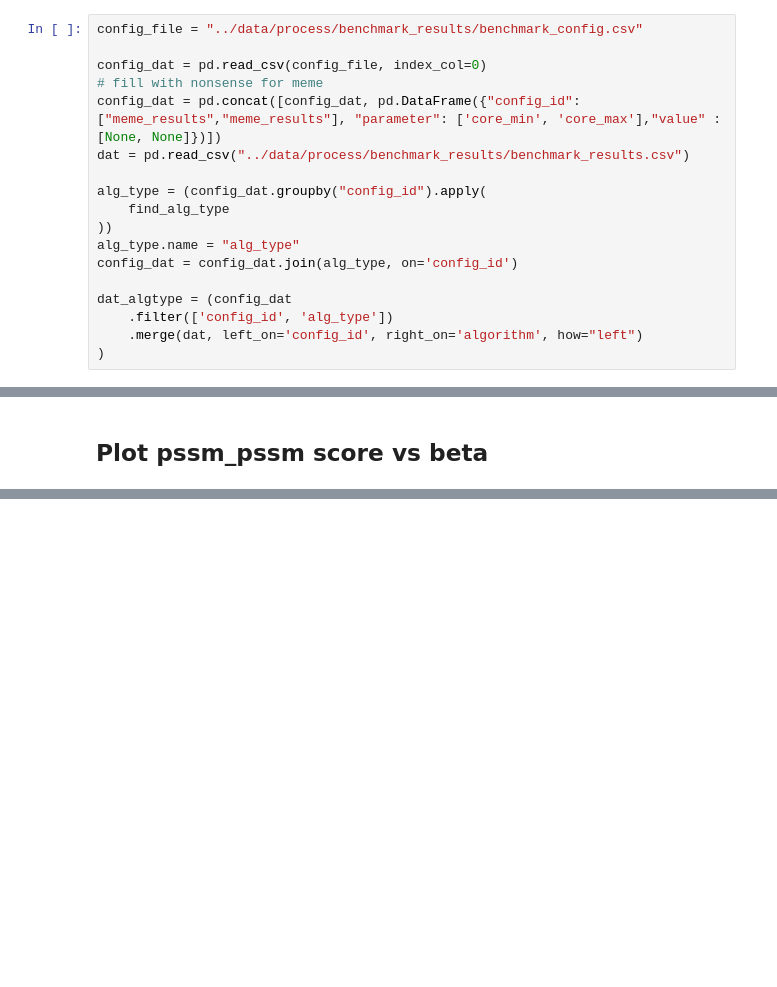
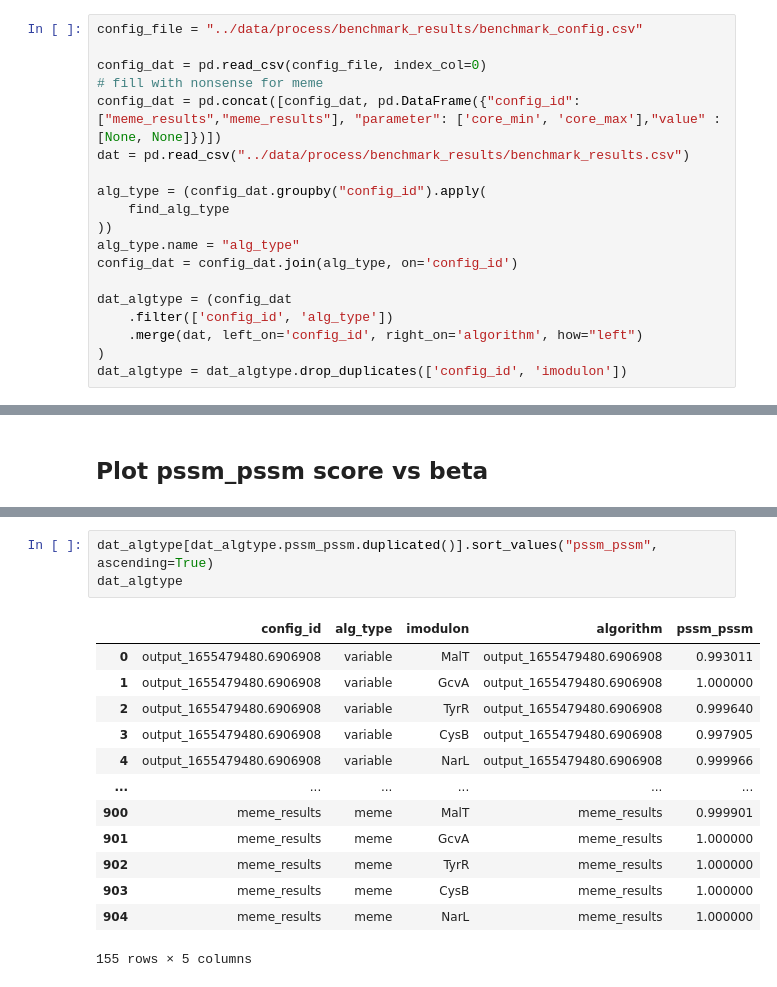
Before and after one commit to carrascomj/macarom, a Jupyter notebook: scripts/benchmark_plotting.ipynb, the cells around one changed output, grey strips where cells are left out. Drawn from its saved outputs; the diff is of its cells as text; blank space fills up the shorter version.

```diff
--- a/scripts/benchmark_plotting.ipynb
+++ b/scripts/benchmark_plotting.ipynb
@@ -30,6 +30,7 @@ dat_algtype = (config_dat
     .filter(['config_id', 'alg_type'])
     .merge(dat, left_on='config_id', right_on='algorithm', how="left")
 )
+dat_algtype = dat_algtype.drop_duplicates(['config_id', 'imodulon'])
 # %%
 p = (ggplot(dat_algtype, aes(x='alg_type', y="pssm_pssm"))+
     geom_boxplot( outlier_size=-1)+
@@ -79,0 +102,17 @@ dtype: object
+# %%
+dat_algtype[dat_algtype.pssm_pssm.duplicated()].sort_values("pssm_pssm", ascending=True)
+dat_algtype
+# %% [output]
+|  | config_id | alg_type | imodulon | algorithm | pssm_pssm |
+| 0 | output_1655479480.6906908 | variable | MalT | output_1655479480.6906908 | 0.993011 |
+| 1 | output_1655479480.6906908 | variable | GcvA | output_1655479480.6906908 | 1.000000 |
+| 2 | output_1655479480.6906908 | variable | TyrR | output_1655479480.6906908 | 0.999640 |
+| 3 | output_1655479480.6906908 | variable | CysB | output_1655479480.6906908 | 0.997905 |
+| 4 | output_1655479480.6906908 | variable | NarL | output_1655479480.6906908 | 0.999966 |
+| ... | ... | ... | ... | ... | ... |
+| 900 | meme_results | meme | MalT | meme_results | 0.999901 |
+| 901 | meme_results | meme | GcvA | meme_results | 1.000000 |
+| 902 | meme_results | meme | TyrR | meme_results | 1.000000 |
+| 903 | meme_results | meme | CysB | meme_results | 1.000000 |
+| 904 | meme_results | meme | NarL | meme_results | 1.000000 |
+155 rows × 5 columns
```
Also changed, not shown: parts of 5 cells of this notebook, 2 other files.
